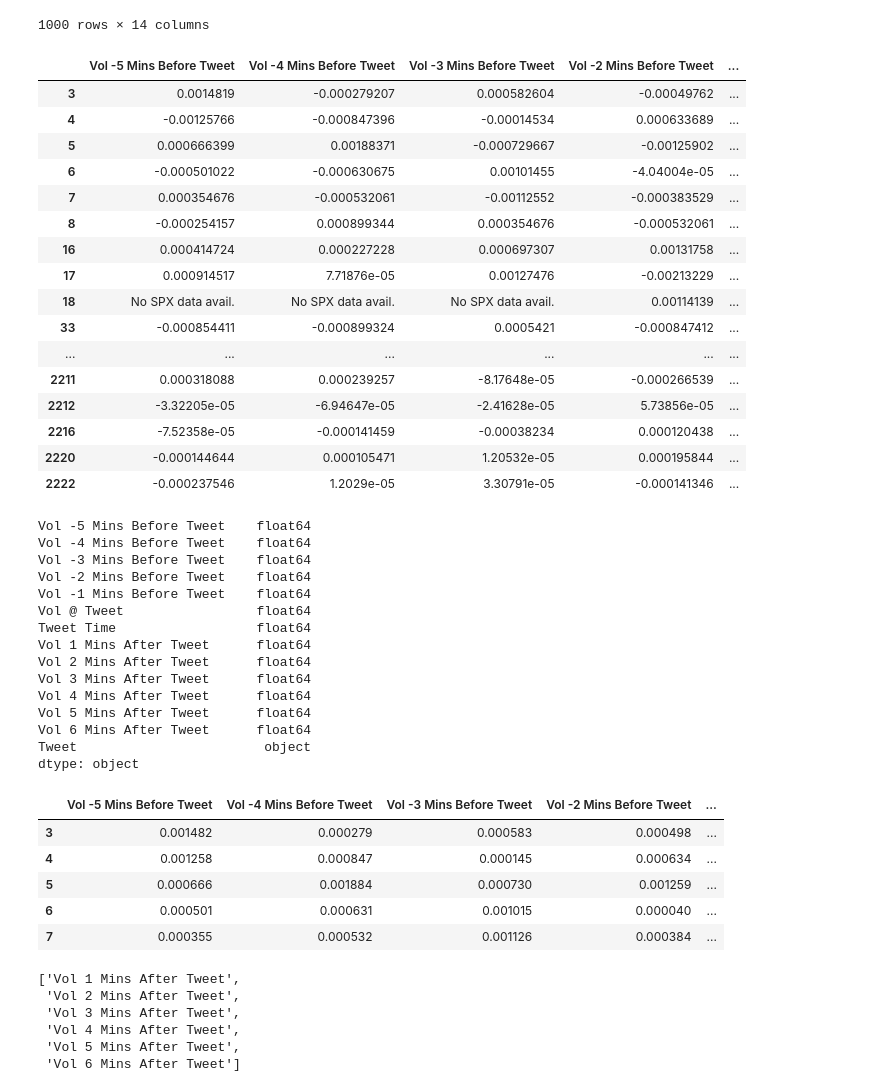
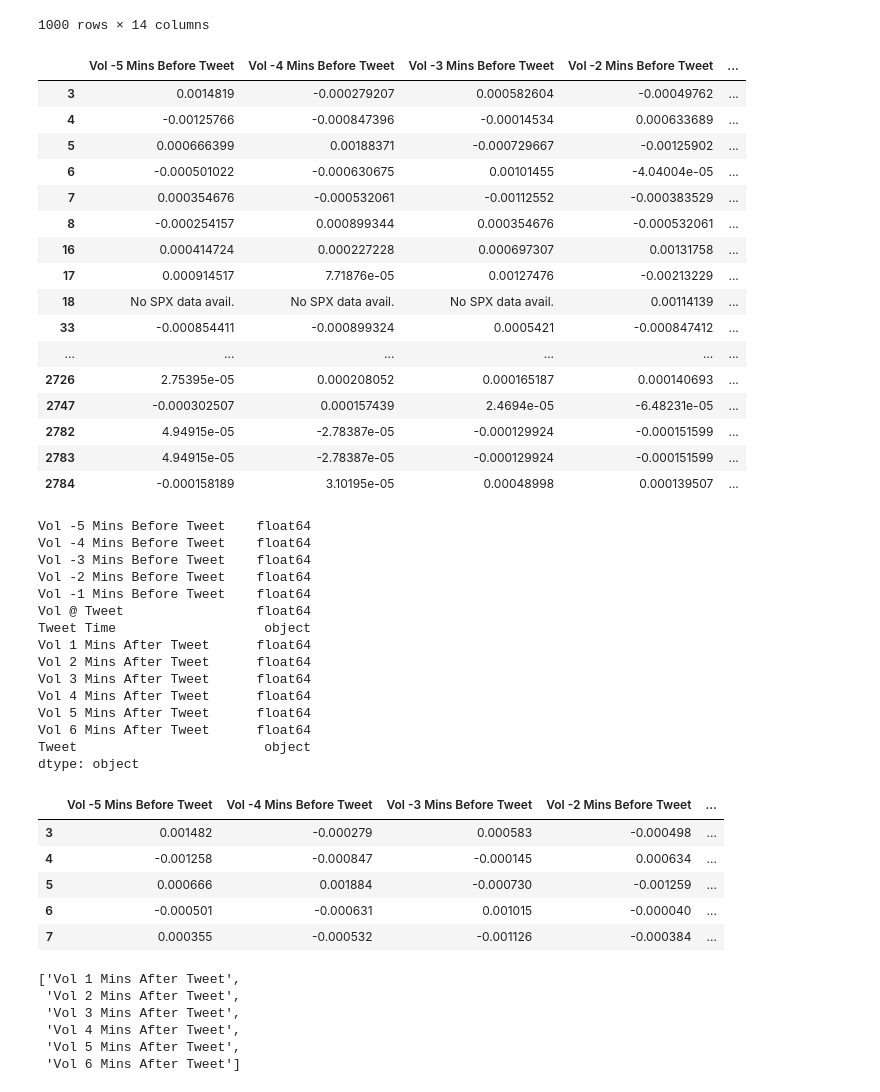
Before and after one commit to stephanieroman2020/FinalProject, a Jupyter notebook: Feature Generation, Volatility.ipynb, the cells around one changed output. Cells and saved outputs as stored; diff of their text form; code cells hidden in the pictures.

```diff
--- a/Feature Generation, Volatility.ipynb
+++ b/Feature Generation, Volatility.ipynb
@@ -194,7 +194,7 @@ vol_plus_56_list = []
 #Logmaritmic volatility equation taken from: https://quant.stackexchange.com/questions/2589/how-to-calculate-historical-intraday-volatility
 #Volatility delta_t is 1 minute
 
-for t_sub_5, t_sub_4 in zip(t_list_sub_5[:1000], t_list_sub_4[:1000]):
+for t_sub_5, t_sub_4 in zip(t_list_sub_5, t_list_sub_4):
     try:
         spx_sub_5 = spx_df.loc[spx_df['Date'] == t_sub_5, 'Close'].iloc[0]
         spx_sub_4 = spx_df.loc[spx_df['Date'] == t_sub_4, 'Close'].iloc[0]
@@ -206,7 +206,7 @@ for t_sub_5, t_sub_4 in zip(t_list_sub_5[:1000], t_list_sub_4[:1000]):
         print("No SPX data avail.")     #--Un-comment if you want to track progress
 print(f'Vol List 1 of 11 Complete')
 
-for t_sub_4, t_sub_3 in zip(t_list_sub_4[:1000], t_list_sub_3[:1000]):
+for t_sub_4, t_sub_3 in zip(t_list_sub_4, t_list_sub_3):
     try:
         spx_sub_4 = spx_df.loc[spx_df['Date'] == t_sub_4, 'Close'].iloc[0]
         spx_sub_3 = spx_df.loc[spx_df['Date'] == t_sub_3, 'Close'].iloc[0]
@@ -216,7 +216,7 @@ for t_sub_4, t_sub_3 in zip(t_list_sub_4[:1000], t_list_sub_3[:1000]):
         vol_sub_43_list.append("No SPX data avail.")
 print(f'Vol List 2 of 11 Complete')
 
-for t_sub_3, t_sub_2 in zip(t_list_sub_3[:1000], t_list_sub_2[:1000]):
+for t_sub_3, t_sub_2 in zip(t_list_sub_3, t_list_sub_2):
     try:
         spx_sub_3 = spx_df.loc[spx_df['Date'] == t_sub_3, 'Close'].iloc[0]
         spx_sub_2 = spx_df.loc[spx_df['Date'] == t_sub_2, 'Close'].iloc[0]
@@ -226,7 +226,7 @@ for t_sub_3, t_sub_2 in zip(t_list_sub_3[:1000], t_list_sub_2[:1000]):
         vol_sub_32_list.append("No SPX data avail.")
 print(f'Vol List 3 of 11 Complete')
 
-for t_sub_2, t_sub_1 in zip(t_list_sub_2[:1000], t_list_sub_1[:1000]):
+for t_sub_2, t_sub_1 in zip(t_list_sub_2, t_list_sub_1):
     try:
         spx_sub_2 = spx_df.loc[spx_df['Date'] == t_sub_2, 'Close'].iloc[0]
         spx_sub_1 = spx_df.loc[spx_df['Date'] == t_sub_1, 'Close'].iloc[0]
@@ -236,7 +236,7 @@ for t_sub_2, t_sub_1 in zip(t_list_sub_2[:1000], t_list_sub_1[:1000]):
         vol_sub_21_list.append("No SPX data avail.")
 print(f'Vol List 4 of 11 Complete')
 
-for t_sub_1, t_sub_0 in zip(t_list_sub_1[:1000], t_list_sub_0[:1000]):
+for t_sub_1, t_sub_0 in zip(t_list_sub_1, t_list_sub_0):
     try:
         spx_sub_1 = spx_df.loc[spx_df['Date'] == t_sub_1, 'Close'].iloc[0]
         spx_sub_0 = spx_df.loc[spx_df['Date'] == t_sub_0, 'Close'].iloc[0]
@@ -249,7 +249,7 @@ print(f'Vol List 5 of 11 Complete')
 # t_sub_0_test = []
 # t_plus_1_test = []
 # count = -1
-for t_sub_0, t_plus_1 in zip(t_list_sub_0[:1000], t_list_plus_1[:1000]):
+for t_sub_0, t_plus_1 in zip(t_list_sub_0, t_list_plus_1):
 #     count = count + 1
 #     print([count, t_sub_0, t_plus_1])
     try:
@@ -267,7 +267,7 @@ for t_sub_0, t_plus_1 in zip(t_list_sub_0[:1000], t_list_plus_1[:1000]):
 print(f'Vol List 6 of 11 Complete')
 
 
-for t_plus_1, t_plus_2 in zip(t_list_plus_1[:1000], t_list_plus_2[:1000]):
+for t_plus_1, t_plus_2 in zip(t_list_plus_1, t_list_plus_2):
     try:
         spx_plus_1 = spx_df.loc[spx_df['Date'] == t_plus_1, 'Close'].iloc[0]
         spx_plus_2 = spx_df.loc[spx_df['Date'] == t_plus_2, 'Close'].iloc[0]
@@ -277,7 +277,7 @@ for t_plus_1, t_plus_2 in zip(t_list_plus_1[:1000], t_list_plus_2[:1000]):
         vol_plus_12_list.append("No SPX data avail.")
 print(f'Vol List 7 of 11 Complete')
 
-for t_plus_2, t_plus_3 in zip(t_list_plus_2[:1000], t_list_plus_3[:1000]):
+for t_plus_2, t_plus_3 in zip(t_list_plus_2, t_list_plus_3):
     try:
         spx_plus_2 = spx_df.loc[spx_df['Date'] == t_plus_2, 'Close'].iloc[0]
         spx_plus_3 = spx_df.loc[spx_df['Date'] == t_plus_3, 'Close'].iloc[0]
@@ -287,7 +287,7 @@ for t_plus_2, t_plus_3 in zip(t_list_plus_2[:1000], t_list_plus_3[:1000]):
         vol_plus_23_list.append("No SPX data avail.")
 print(f'Vol List 8 of 11 Complete')
 
-for t_plus_3, t_plus_4 in zip(t_list_plus_3[:1000], t_list_plus_4[:1000]):
+for t_plus_3, t_plus_4 in zip(t_list_plus_3, t_list_plus_4):
     try:
         spx_plus_3 = spx_df.loc[spx_df['Date'] == t_plus_3, 'Close'].iloc[0]
         spx_plus_4 = spx_df.loc[spx_df['Date'] == t_plus_4, 'Close'].iloc[0]
@@ -297,7 +297,7 @@ for t_plus_3, t_plus_4 in zip(t_list_plus_3[:1000], t_list_plus_4[:1000]):
         vol_plus_34_list.append("No SPX data avail.")
 print(f'Vol List 9 of 11 Complete')
 
-for t_plus_4, t_plus_5 in zip(t_list_plus_4[:1000], t_list_plus_5[:1000]):
+for t_plus_4, t_plus_5 in zip(t_list_plus_4, t_list_plus_5):
     try:
         spx_plus_4 = spx_df.loc[spx_df['Date'] == t_plus_4, 'Close'].iloc[0]
         spx_plus_5 = spx_df.loc[spx_df['Date'] == t_plus_5, 'Close'].iloc[0]
@@ -307,7 +307,7 @@ for t_plus_4, t_plus_5 in zip(t_list_plus_4[:1000], t_list_plus_5[:1000]):
         vol_plus_45_list.append("No SPX data avail.")
 print(f'Vol List 10 of 11 Complete')
 
-for t_plus_5, t_plus_6 in zip(t_list_plus_5[:1000], t_list_plus_6[:1000]):
+for t_plus_5, t_plus_6 in zip(t_list_plus_5, t_list_plus_6):
     try:
         spx_plus_5 = spx_df.loc[spx_df['Date'] == t_plus_5, 'Close'].iloc[0]
         spx_plus_6 = spx_df.loc[spx_df['Date'] == t_plus_6, 'Close'].iloc[0]
@@ -396,14 +396,14 @@ Moving_Volatility_Index = ({"Vol -5 Mins Before Tweet" : vol_sub_54_list,
                             "Vol -2 Mins Before Tweet" : vol_sub_21_list,
                             "Vol -1 Mins Before Tweet" : vol_sub_10_list,
                             "Vol @ Tweet" : vol_sub_10_list,
-                            "Tweet Time": tweet_df['Date T_0'][:1000],
+                            "Tweet Time": tweet_df['Date T_0'],
                             "Vol 1 Mins After Tweet" : vol_plus_01_list,
                             "Vol 2 Mins After Tweet" : vol_plus_12_list,
                             "Vol 3 Mins After Tweet" : vol_plus_23_list,
                             "Vol 4 Mins After Tweet" : vol_plus_34_list,
                             "Vol 5 Mins After Tweet" : vol_plus_45_list,
                             "Vol 6 Mins After Tweet" : vol_plus_56_list,
-                            "Tweet": tweet_df['text'][:1000]})
+                            "Tweet": tweet_df['text']})
 # Dictionary to dataframe
 df_MVI_nulls_incl = pd.DataFrame(Moving_Volatility_Index)
 df_MVI_nulls_incl.head(1000)
@@ -463,40 +463,42 @@ df_MVI.head(300)
 | 18 | No SPX data avail. | No SPX data avail. | No SPX data avail. | 0.00114139 | ... |
 | 33 | -0.000854411 | -0.000899324 | 0.0005421 | -0.000847412 | ... |
 | ... | ... | ... | ... | ... | ... |
-| 2211 | 0.000318088 | 0.000239257 | -8.17648e-05 | -0.000266539 | ... |
-| 2212 | -3.32205e-05 | -6.94647e-05 | -2.41628e-05 | 5.73856e-05 | ... |
-| 2216 | -7.52358e-05 | -0.000141459 | -0.00038234 | 0.000120438 | ... |
-| 2220 | -0.000144644 | 0.000105471 | 1.20532e-05 | 0.000195844 | ... |
-| 2222 | -0.000237546 | 1.2029e-05 | 3.30791e-05 | -0.000141346 | ... |
+| 2726 | 2.75395e-05 | 0.000208052 | 0.000165187 | 0.000140693 | ... |
+| 2747 | -0.000302507 | 0.000157439 | 2.4694e-05 | -6.48231e-05 | ... |
+| 2782 | 4.94915e-05 | -2.78387e-05 | -0.000129924 | -0.000151599 | ... |
+| 2783 | 4.94915e-05 | -2.78387e-05 | -0.000129924 | -0.000151599 | ... |
+| 2784 | -0.000158189 | 3.10195e-05 | 0.00048998 | 0.000139507 | ... |
 # %%
-#Make all columns numeric
-for column in df_columns[0:13]:
-    df_MVI[column] = pd.to_numeric(df_MVI[column],errors='coerce').abs()
+# Make all columns numeric
+for column in df_columns[0:6]:
+    df_MVI[column] = pd.to_numeric(df_MVI[column],errors='coerce')
+for column in df_columns[7:13]:
+    df_MVI[column] = pd.to_numeric(df_MVI[column],errors='coerce')
 
 print(df_MVI.dtypes)
 df_MVI.head()
 # %% [output]
 Vol -5 Mins Before Tweet    float64
 Vol -4 Mins Before Tweet    float64
 Vol -3 Mins Before Tweet    float64
 Vol -2 Mins Before Tweet    float64
 Vol -1 Mins Before Tweet    float64
 Vol @ Tweet                 float64
-Tweet Time                  float64
+Tweet Time                   object
 Vol 1 Mins After Tweet      float64
 Vol 2 Mins After Tweet      float64
 Vol 3 Mins After Tweet      float64
 Vol 4 Mins After Tweet      float64
 Vol 5 Mins After Tweet      float64
 Vol 6 Mins After Tweet      float64
 Tweet                        object
 dtype: object
 |  | Vol -5 Mins Before Tweet | Vol -4 Mins Before Tweet | Vol -3 Mins Before Tweet | Vol -2 Mins Before Tweet | ... |
-| 3 | 0.001482 | 0.000279 | 0.000583 | 0.000498 | ... |
-| 4 | 0.001258 | 0.000847 | 0.000145 | 0.000634 | ... |
-| 5 | 0.000666 | 0.001884 | 0.000730 | 0.001259 | ... |
-| 6 | 0.000501 | 0.000631 | 0.001015 | 0.000040 | ... |
-| 7 | 0.000355 | 0.000532 | 0.001126 | 0.000384 | ... |
+| 3 | 0.001482 | -0.000279 | 0.000583 | -0.000498 | ... |
+| 4 | -0.001258 | -0.000847 | -0.000145 | 0.000634 | ... |
+| 5 | 0.000666 | 0.001884 | -0.000730 | -0.001259 | ... |
+| 6 | -0.000501 | -0.000631 | 0.001015 | -0.000040 | ... |
+| 7 | 0.000355 | -0.000532 | -0.001126 | -0.000384 | ... |
 # %%
 df_MVI.to_csv("df_MVI")
 df_columns[0:6]
```
Also changed, not shown: parts of 5 cells of this notebook, 4 other files.
